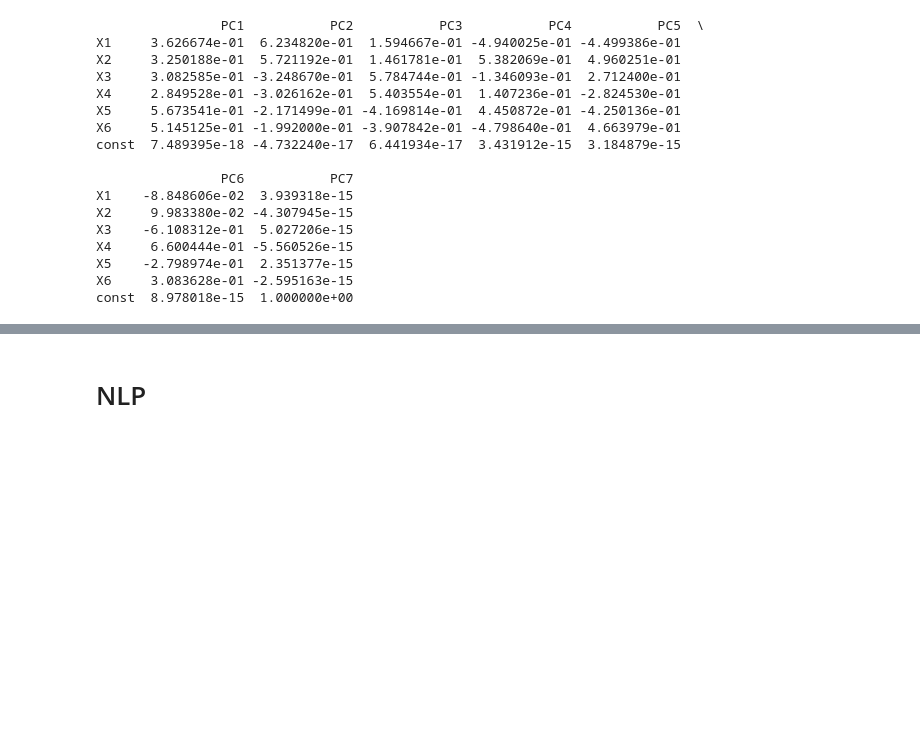
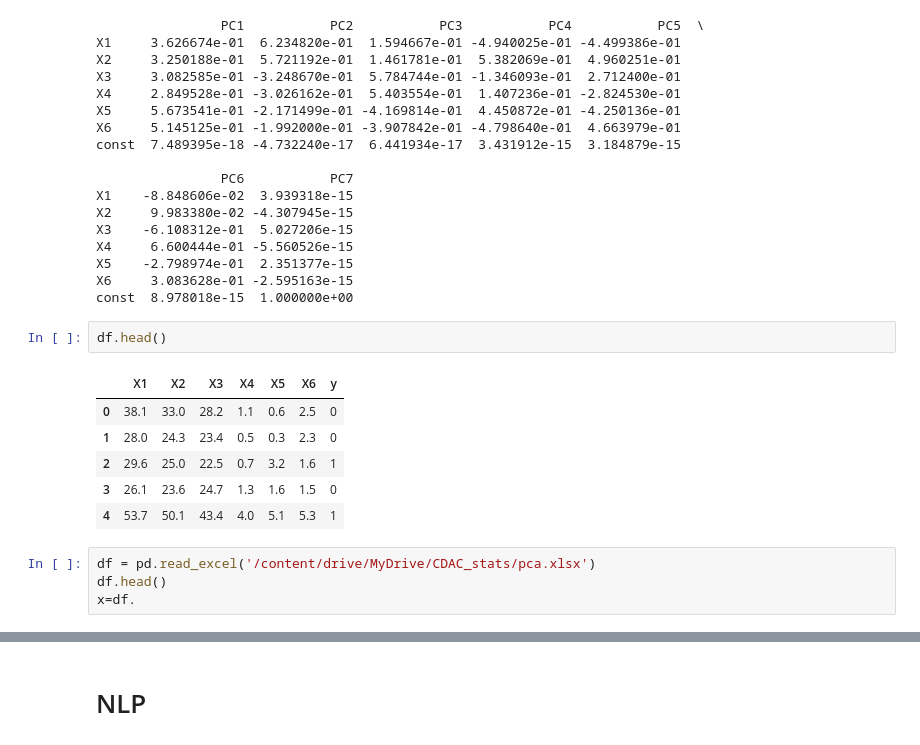
Before and after one commit to chaitanysaraswat/Advanced-Analytics-Using-Statistics, a Jupyter notebook: lecture22_23.ipynb, the cells around one changed output, grey strips where cells are left out. Saved outputs shown, nothing was run; the diff lists cells and outputs as text; blank space fills up the shorter version.

```diff
--- a/lecture22_23.ipynb
+++ b/lecture22_23.ipynb
@@ -839,3 +875,16 @@ X4     6.600444e-01 -5.560526e-15
 X5    -2.798974e-01  2.351377e-15
 X6     3.083628e-01 -2.595163e-15
 const  8.978018e-15  1.000000e+00
+# %%
+df.head()
+# %% [output]
+|  | X1 | X2 | X3 | X4 | X5 | X6 | y |
+| 0 | 38.1 | 33.0 | 28.2 | 1.1 | 0.6 | 2.5 | 0 |
+| 1 | 28.0 | 24.3 | 23.4 | 0.5 | 0.3 | 2.3 | 0 |
+| 2 | 29.6 | 25.0 | 22.5 | 0.7 | 3.2 | 1.6 | 1 |
+| 3 | 26.1 | 23.6 | 24.7 | 1.3 | 1.6 | 1.5 | 0 |
+| 4 | 53.7 | 50.1 | 43.4 | 4.0 | 5.1 | 5.3 | 1 |
+# %%
+df = pd.read_excel('/content/drive/MyDrive/CDAC_stats/pca.xlsx')
+df.head()
+x=df.
```
Also changed, not shown: parts of 28 cells of this notebook.
